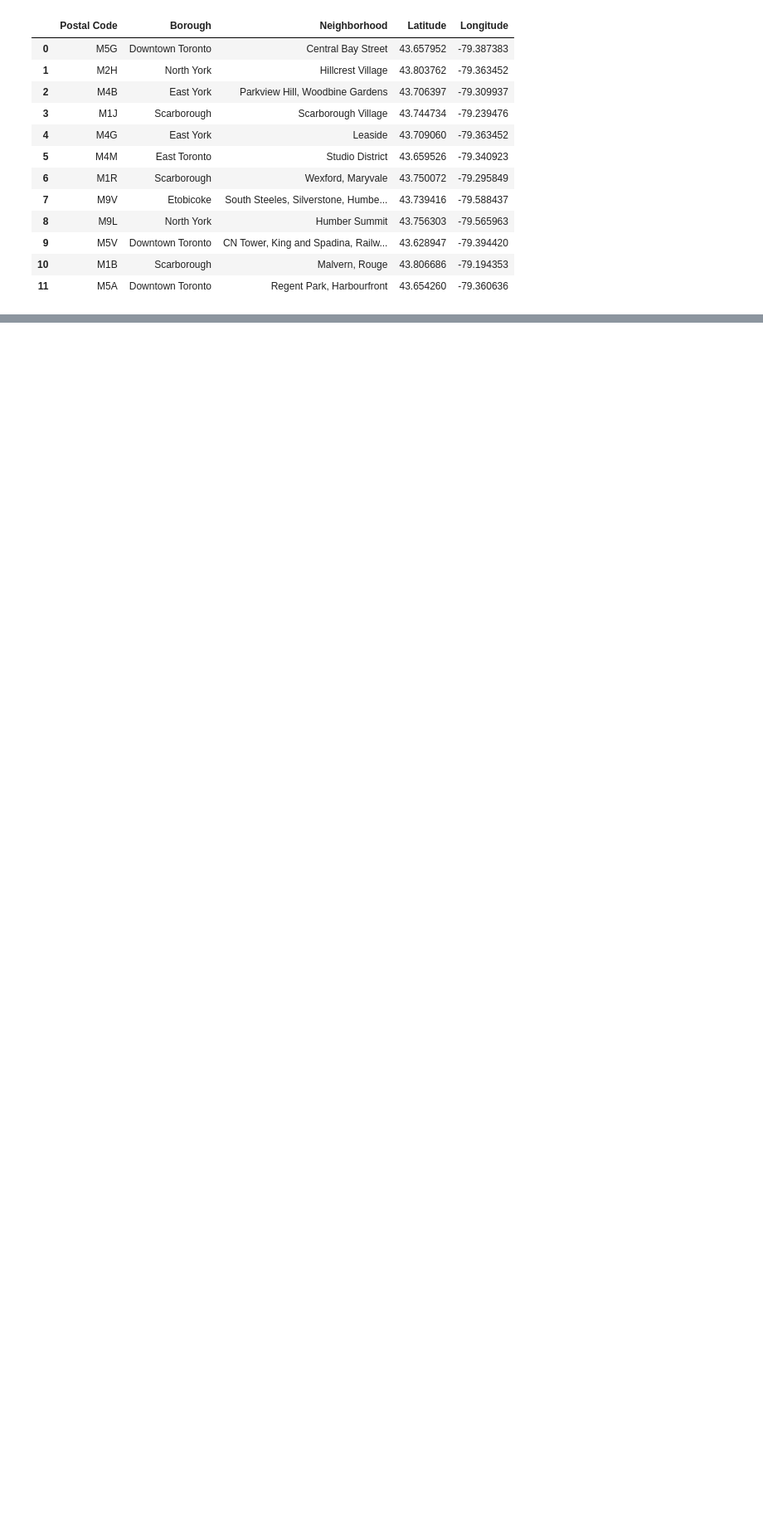
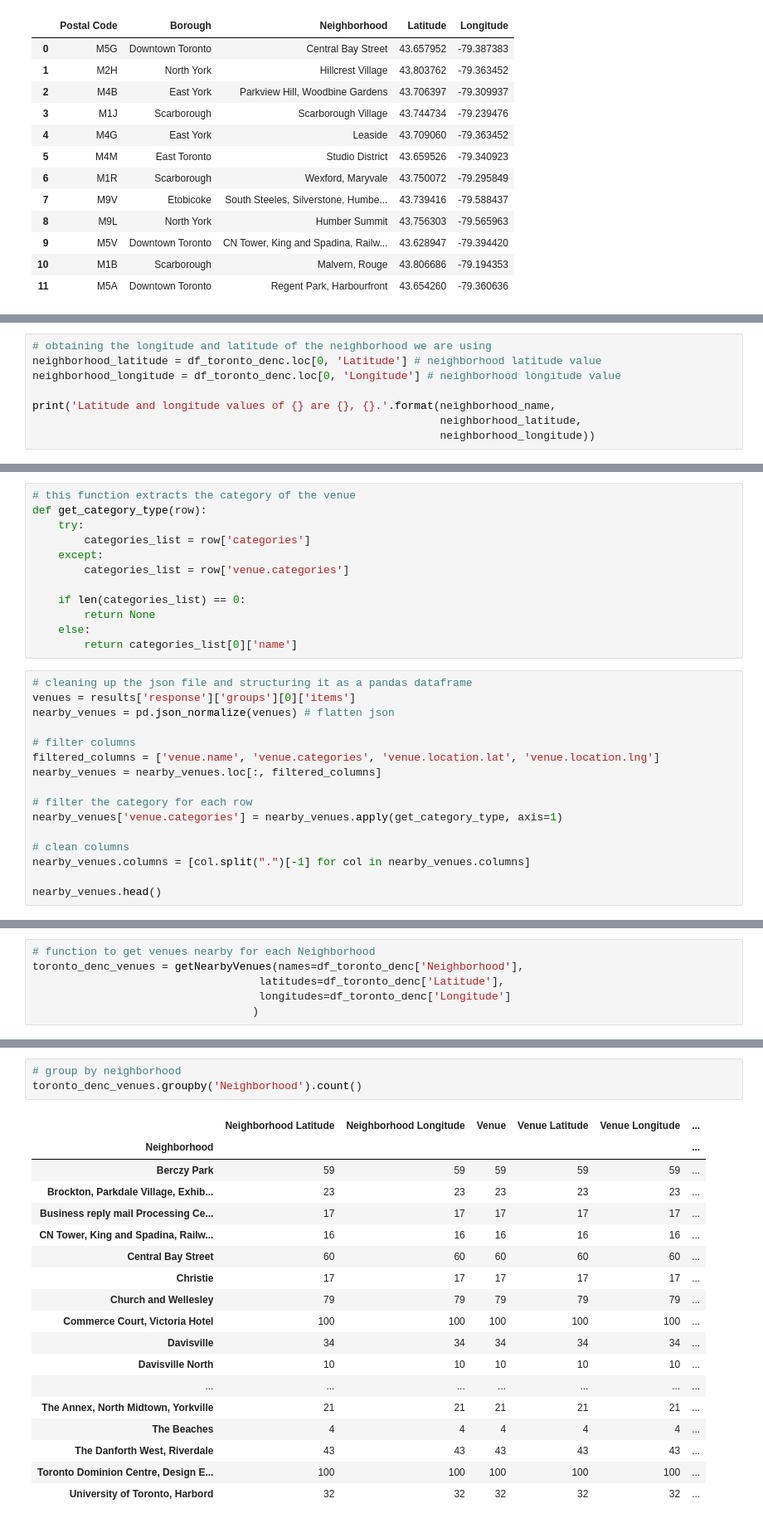
Before and after one commit to Ravi-design/Coursera_Capstone, a Jupyter notebook: Segmenting and Clustering Neighborhoods in Toronto.ipynb, the cells around one changed output, grey strips where cells are left out. Shown: that part at 83% size. Drawn from its saved outputs; the diff is of its cells as text; blank space fills up the shorter version.

Commit message:
3rd Commit for Segmenting and Clustering Neighborhoods in Toronto Q2: Explore and cluster the neighborhoods in Toronto.

```diff
--- a/Segmenting and Clustering Neighborhoods in Toronto.ipynb
+++ b/Segmenting and Clustering Neighborhoods in Toronto.ipynb
@@ -234,0 +321,8 @@ test_df
+# %%
+# obtaining the longitude and latitude of the neighborhood we are using
+neighborhood_latitude = df_toronto_denc.loc[0, 'Latitude'] # neighborhood latitude value
+neighborhood_longitude = df_toronto_denc.loc[0, 'Longitude'] # neighborhood longitude value
+
+print('Latitude and longitude values of {} are {}, {}.'.format(neighborhood_name,
+                                                               neighborhood_latitude,
+                                                               neighborhood_longitude))
@@ -234,0 +367,28 @@ test_df
+# %%
+# this function extracts the category of the venue
+def get_category_type(row):
+    try:
+        categories_list = row['categories']
+    except:
+        categories_list = row['venue.categories']
+
+    if len(categories_list) == 0:
+        return None
+    else:
+        return categories_list[0]['name']
+# %%
+# cleaning up the json file and structuring it as a pandas dataframe
+venues = results['response']['groups'][0]['items']
+nearby_venues = pd.json_normalize(venues) # flatten json
+
+# filter columns
+filtered_columns = ['venue.name', 'venue.categories', 'venue.location.lat', 'venue.location.lng']
+nearby_venues = nearby_venues.loc[:, filtered_columns]
+
+# filter the category for each row
+nearby_venues['venue.categories'] = nearby_venues.apply(get_category_type, axis=1)
+
+# clean columns
+nearby_venues.columns = [col.split(".")[-1] for col in nearby_venues.columns]
+
+nearby_venues.head()
@@ -234,0 +442,6 @@ test_df
+# %%
+# function to get venues nearby for each Neighborhood
+toronto_denc_venues = getNearbyVenues(names=df_toronto_denc['Neighborhood'],
+                                   latitudes=df_toronto_denc['Latitude'],
+                                   longitudes=df_toronto_denc['Longitude']
+                                  )
@@ -234,0 +458,22 @@ test_df
+# %%
+# group by neighborhood
+toronto_denc_venues.groupby('Neighborhood').count()
+# %% [output]
+|  | Neighborhood Latitude | Neighborhood Longitude | Venue | Venue Latitude | Venue Longitude | ... |
+| Neighborhood |  |  |  |  |  | ... |
+| Berczy Park | 59 | 59 | 59 | 59 | 59 | ... |
+| Brockton, Parkdale Village, Exhib... | 23 | 23 | 23 | 23 | 23 | ... |
+| Business reply mail Processing Ce... | 17 | 17 | 17 | 17 | 17 | ... |
+| CN Tower, King and Spadina, Railw... | 16 | 16 | 16 | 16 | 16 | ... |
+| Central Bay Street | 60 | 60 | 60 | 60 | 60 | ... |
+| Christie | 17 | 17 | 17 | 17 | 17 | ... |
+| Church and Wellesley | 79 | 79 | 79 | 79 | 79 | ... |
+| Commerce Court, Victoria Hotel | 100 | 100 | 100 | 100 | 100 | ... |
+| Davisville | 34 | 34 | 34 | 34 | 34 | ... |
+| Davisville North | 10 | 10 | 10 | 10 | 10 | ... |
+| ... | ... | ... | ... | ... | ... | ... |
+| The Annex, North Midtown, Yorkville | 21 | 21 | 21 | 21 | 21 | ... |
+| The Beaches | 4 | 4 | 4 | 4 | 4 | ... |
+| The Danforth West, Riverdale | 43 | 43 | 43 | 43 | 43 | ... |
+| Toronto Dominion Centre, Design E... | 100 | 100 | 100 | 100 | 100 | ... |
+| University of Toronto, Harbord | 32 | 32 | 32 | 32 | 32 | ... |
```
Also changed, not shown: parts of 35 cells of this notebook.
